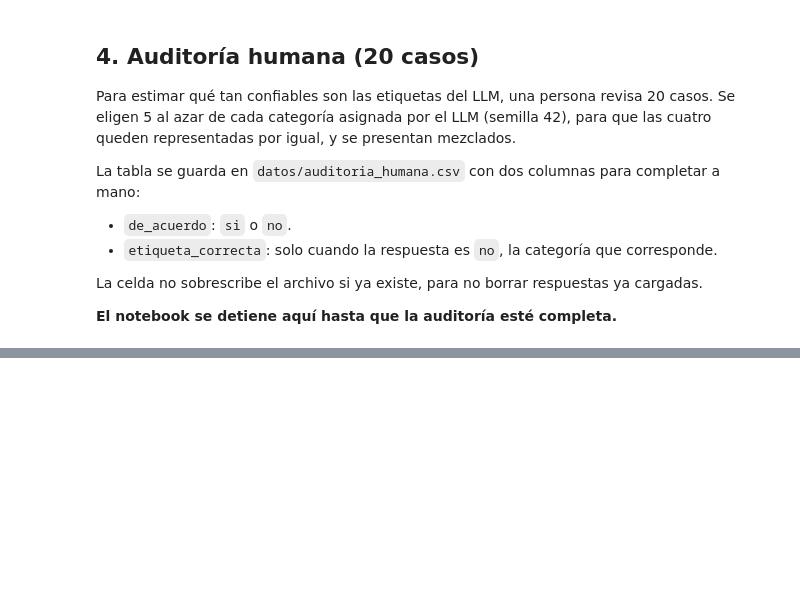
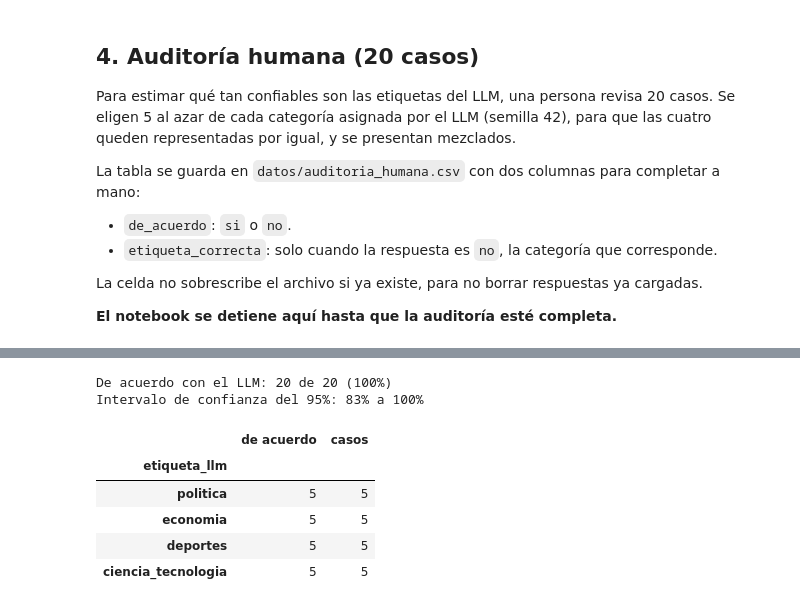
Before and after one commit to RenatoGates/python-intermedio-QLAB, a Jupyter notebook: tarea_1/02_clasificacion.ipynb, the cells around one changed output, grey strips where cells are left out. Drawn from its saved outputs; the diff is of its cells as text; code cells hidden in the pictures; blank space fills up the shorter version.

```diff
--- a/tarea_1/02_clasificacion.ipynb
+++ b/tarea_1/02_clasificacion.ipynb
@@ -192,0 +211,20 @@ Guardado datos\auditoria_humana.csv: 20 casos para revisar
+# %%
+auditoria = pd.read_csv(RUTA_AUDITORIA, encoding="utf-8-sig", keep_default_na=False)
+assert auditoria["de_acuerdo"].isin(["si", "no"]).all(), "faltan respuestas en la auditoría"
+
+acuerdos = int((auditoria["de_acuerdo"] == "si").sum())
+intervalo = binomtest(acuerdos, len(auditoria)).proportion_ci(confidence_level=0.95, method="exact")
+print(f"De acuerdo con el LLM: {acuerdos} de {len(auditoria)} ({acuerdos / len(auditoria):.0%})")
+print(f"Intervalo de confianza del 95%: {intervalo.low:.0%} a {intervalo.high:.0%}")
+(auditoria.assign(acuerdo=auditoria["de_acuerdo"] == "si")
+          .groupby("etiqueta_llm")["acuerdo"].agg(["sum", "size"])
+          .rename(columns={"sum": "de acuerdo", "size": "casos"}).reindex(CATEGORIAS))
+# %% [output]
+De acuerdo con el LLM: 20 de 20 (100%)
+Intervalo de confianza del 95%: 83% a 100%
+|  | de acuerdo | casos |
+| etiqueta_llm |  |  |
+| politica | 5 | 5 |
+| economia | 5 | 5 |
+| deportes | 5 | 5 |
+| ciencia_tecnologia | 5 | 5 |
```
Also changed, not shown: parts of 5 cells of this notebook, 1 other file.
